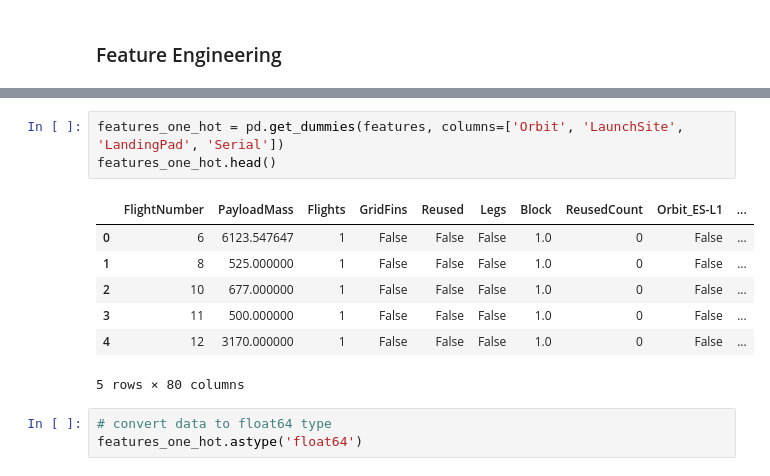
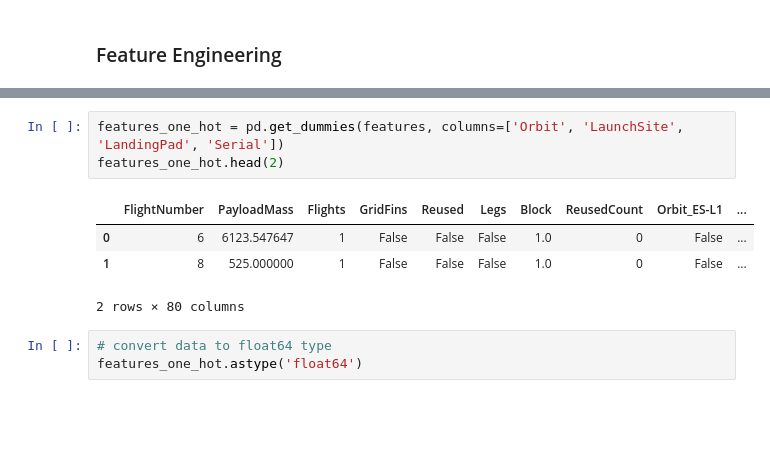
Before and after one commit to vickCoder7/SpaceX-falcon-9-first-stage-landing-prediction, a Jupyter notebook: notebooks/edadataviz.ipynb, the cells around one changed output, grey strips where cells are left out. Cells and saved outputs as stored; diff of their text form; blank space fills up the shorter version.

```diff
--- a/notebooks/edadataviz.ipynb
+++ b/notebooks/edadataviz.ipynb
@@ -256,14 +253,11 @@ features.head()
 # %%
 features_one_hot = pd.get_dummies(features, columns=['Orbit', 'LaunchSite', 'LandingPad', 'Serial'])
-features_one_hot.head()
+features_one_hot.head(2)
 # %% [output]
 |  | FlightNumber | PayloadMass | Flights | GridFins | Reused | Legs | Block | ReusedCount | Orbit_ES-L1 | ... |
 | 0 | 6 | 6123.547647 | 1 | False | False | False | 1.0 | 0 | False | ... |
 | 1 | 8 | 525.000000 | 1 | False | False | False | 1.0 | 0 | False | ... |
-| 2 | 10 | 677.000000 | 1 | False | False | False | 1.0 | 0 | False | ... |
-| 3 | 11 | 500.000000 | 1 | False | False | False | 1.0 | 0 | False | ... |
-| 4 | 12 | 3170.000000 | 1 | False | False | False | 1.0 | 0 | False | ... |
-5 rows × 80 columns
+2 rows × 80 columns
 # %%
 # convert data to float64 type
 features_one_hot.astype('float64')
```
Also changed, not shown: parts of 7 cells of this notebook.
